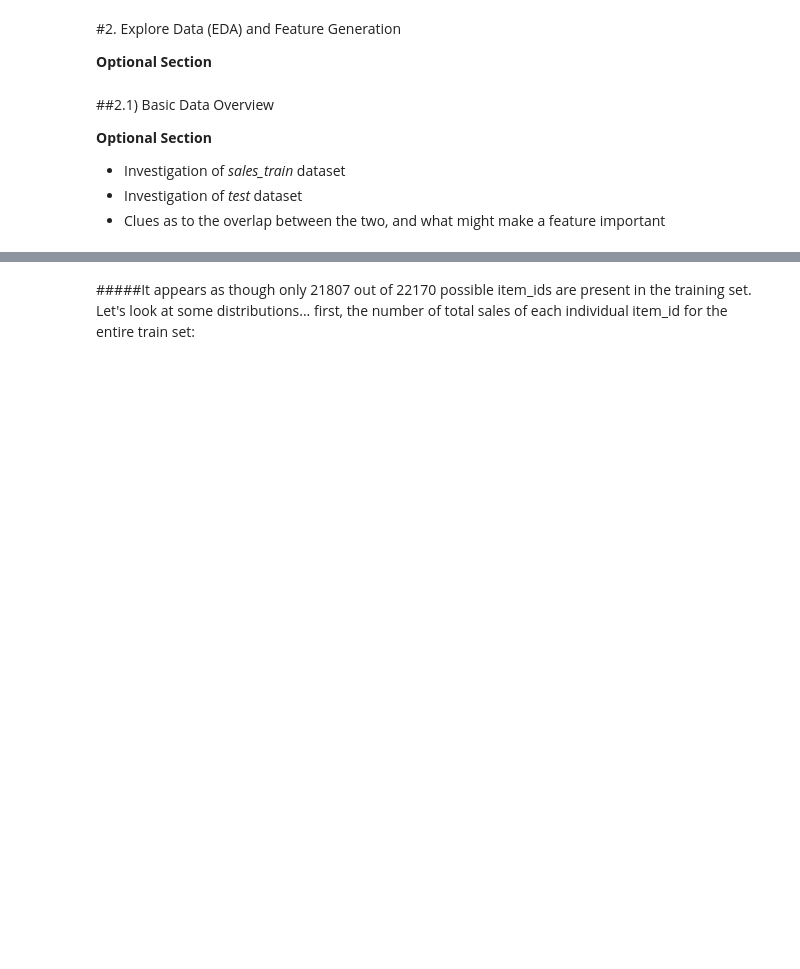
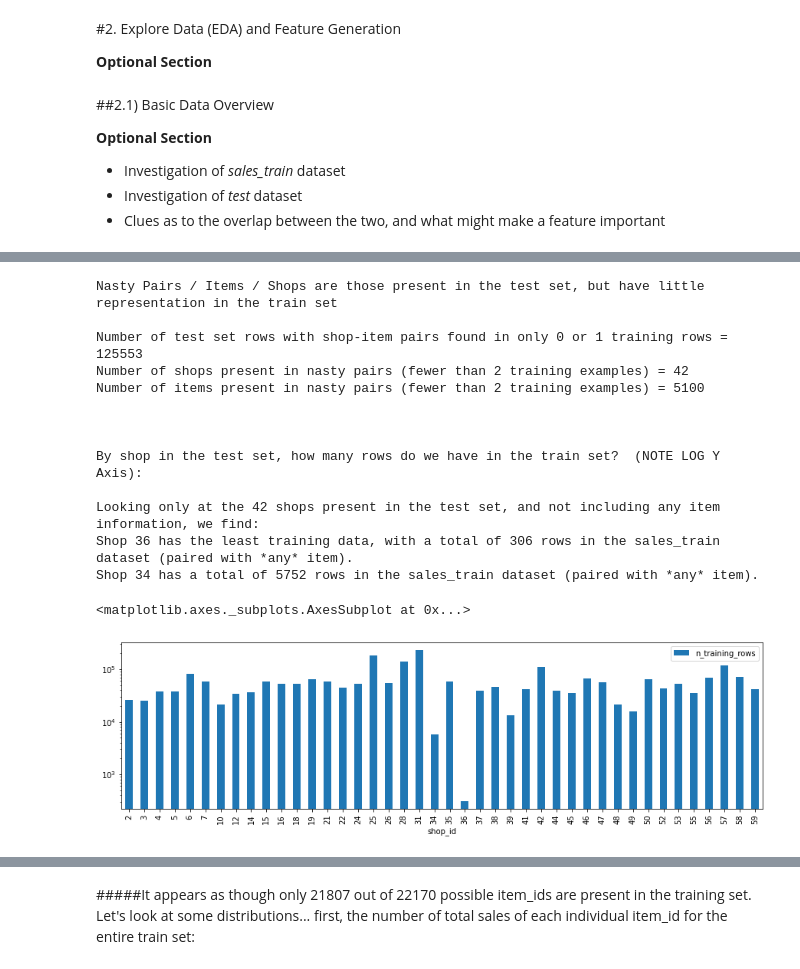
Before and after one commit to migai/Kag, a Jupyter notebook: ipynb_versions/MG_EDA_v2.8 finalize shop item cat groups.ipynb, the cells around one changed output, grey strips where cells are left out. Saved outputs shown, nothing was run; the diff lists cells and outputs as text; code cells hidden in the pictures; blank space fills up the shorter version.

```diff
--- a/ipynb_versions/MG_EDA_v2.8 finalize shop item cat groups.ipynb
+++ b/ipynb_versions/MG_EDA_v2.8 finalize shop item cat groups.ipynb
@@ -721,0 +734,35 @@ Number of unique item IDs present in both test and items data files: 5100
+# %%
+# Let's take a closer look at the bad pairs, shops, items (present in test but not in train, and/or present in both test and train, but with very few train rows)
+print("\nNasty Pairs / Items / Shops are those present in the test set, but have little representation in the train set")
+nasty_pairs = test_shop_item_pairs2[test_shop_item_pairs2.n_train_rows < 2]
+print(f"\nNumber of test set rows with shop-item pairs found in only 0 or 1 training rows = {len(nasty_pairs)}")
+print(f"Number of shops present in nasty pairs (fewer than 2 training examples) = {nasty_pairs.shop_id.nunique()}")
+print(f"Number of items present in nasty pairs (fewer than 2 training examples) = {nasty_pairs.item_id.nunique()}\n")
+#print(nasty_pairs.head())
+print("\n")
+#print(nasty_pairs.describe())
+nasty_shops_train = sales_train.groupby('shop_id').count().reset_index().rename(columns={'item_id':'n_training_rows'})[['shop_id','n_training_rows']]
+nasty_shops_train = nasty_shops_train[nasty_shops_train.shop_id.isin(nasty_pairs.shop_id)]
+
+print("By shop in the test set, how many rows do we have in the train set?  (NOTE LOG Y Axis):")
+print("\nLooking only at the 42 shops present in the test set, and not including any item information, we find:")
+print(f"Shop 36 has the least training data, with a total of {sales_train[sales_train.shop_id == 36]['shop_id'].count()} rows in the sales_train dataset (paired with *any* item).")
+print(f"Shop 34 has a total of {sales_train[sales_train.shop_id == 34]['shop_id'].count()} rows in the sales_train dataset (paired with *any* item).\n")
+plt.rcParams["figure.figsize"] = [15,4]
+nasty_shops_train.plot(kind='bar',x='shop_id',y='n_training_rows', logy=True)
+# %% [output]
+Nasty Pairs / Items / Shops are those present in the test set, but have little representation in the train set
+
+Number of test set rows with shop-item pairs found in only 0 or 1 training rows = 125553
+Number of shops present in nasty pairs (fewer than 2 training examples) = 42
+Number of items present in nasty pairs (fewer than 2 training examples) = 5100
+
+
+
+By shop in the test set, how many rows do we have in the train set?  (NOTE LOG Y Axis):
+
+Looking only at the 42 shops present in the test set, and not including any item information, we find:
+Shop 36 has the least training data, with a total of 306 rows in the sales_train dataset (paired with *any* item).
+Shop 34 has a total of 5752 rows in the sales_train dataset (paired with *any* item).
+<matplotlib.axes._subplots.AxesSubplot at 0x...>
+[figure, added]
```
Also changed, not shown: parts of 14 cells of this notebook, 2 other files.
